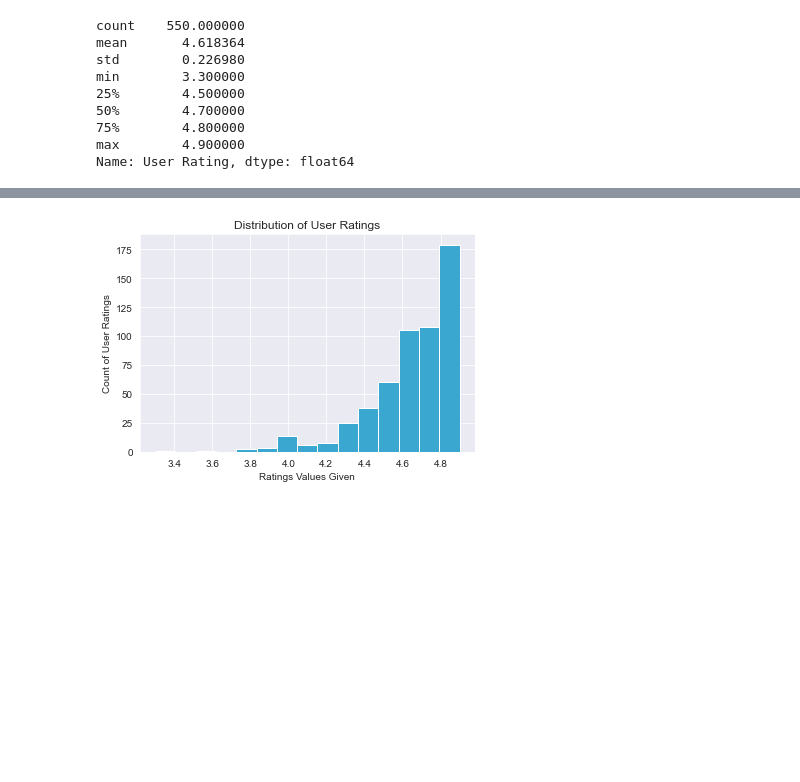
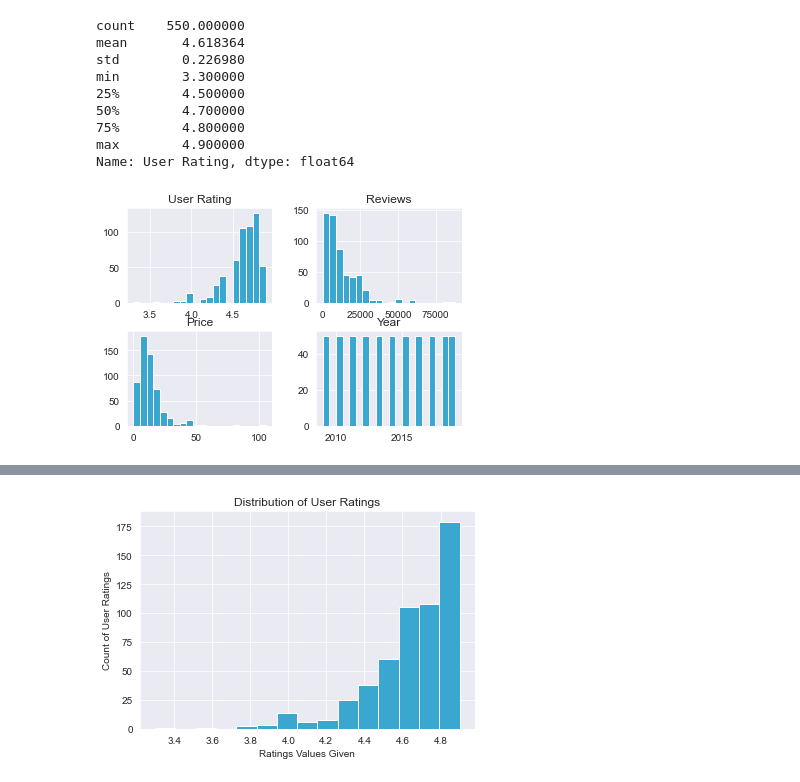
Before and after one commit to bspoonmore/Case_Studies, a Jupyter notebook: Amazon_Best_Selling_Books_Visualization.ipynb, the cells around one changed output, grey strips where cells are left out. Drawn from its saved outputs; the diff is of its cells as text; code cells hidden in the pictures; blank space fills up the shorter version.

```diff
--- a/Amazon_Best_Selling_Books_Visualization.ipynb
+++ b/Amazon_Best_Selling_Books_Visualization.ipynb
@@ -95,3 +99,10 @@ min        3.300000
 75%        4.800000
 max        4.900000
 Name: User Rating, dtype: float64
+# %%
+# View Summary Plot for all Features
+books.hist(bins=20)
+plt.show()
+# We can see early on that all features have non normal data
+# %% [output]
+[figure, added]
```
Also changed, not shown: parts of 17 cells of this notebook.
